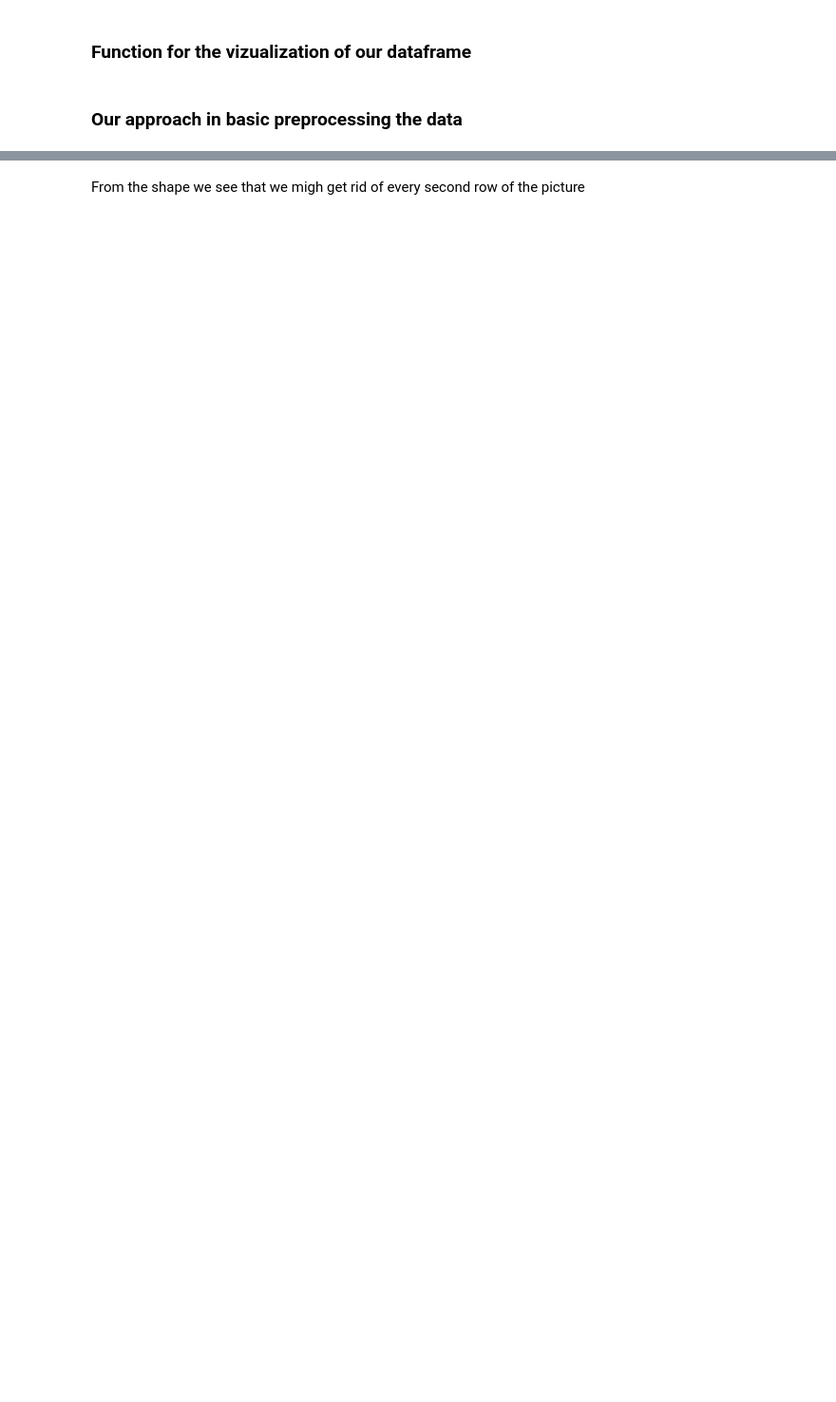
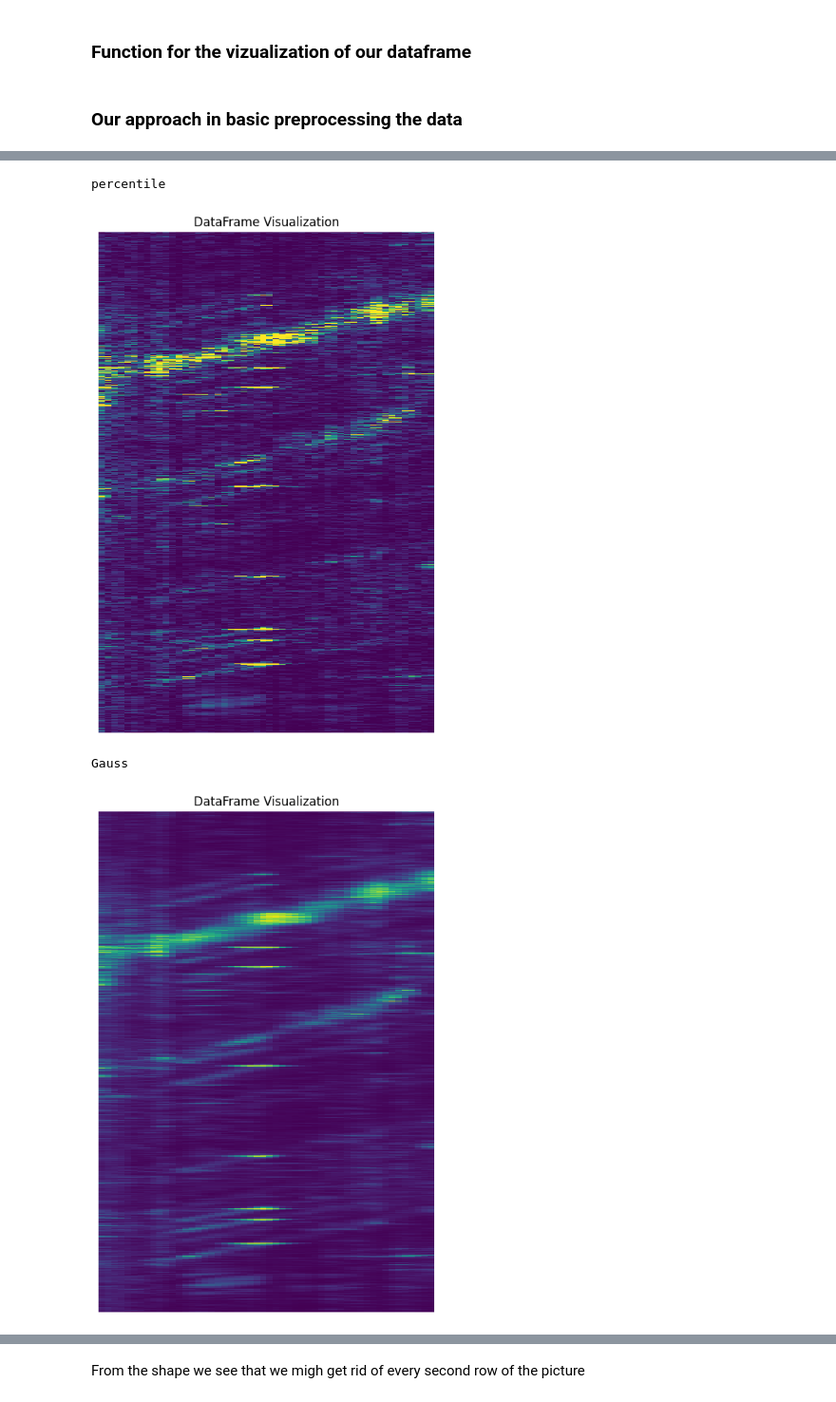
Before and after one commit to mmartyna123/ComputerVision, a Jupyter notebook: Project1/Project.ipynb, the cells around one changed output, grey strips where cells are left out. Shown at 95% size. Drawn from its saved outputs; the diff is of its cells as text; code cells hidden in the pictures; blank space fills up the shorter version.

```diff
--- a/Project1/Project.ipynb
+++ b/Project1/Project.ipynb
@@ -179,0 +197,80 @@ visualize(df)
+# %%
+df = pd.DataFrame(data=data, index=index, columns=columns)
+# Step 1: Remove mean and apply Fourier filtering
+# Subtract the mean of each row (temporal mean subtraction) to center the data around zero.
+# This step ensures that variations across time are more visible.
+# df = df.subtract(df.mean(axis=1), axis=0)
+df = df.iloc[::2, :]
+
+df -= df.mean()
+df = np.abs(df)
+
+# print(df.min().min(), df.max().max())
+# print("mean, abs")
+# plot_dataframe_as_image(df)
+
+#below 3rd percentile and over 99th set to the values at percentiles
+low, high = np.percentile(df, [10,99])
+# df[:] = df.apply(lambda col: np.where(((col < low)), low, col))
+# df[:] = df.apply(lambda col: np.where(((col > high)), high, col))
+df.clip(low, high, inplace=True)
+print("percentile")
+plot_dataframe_as_image(df)
+
+#GAUSSIAN ON 3,21 KERNEL
+kernel = (3,21)
+df_gauss = pd.DataFrame(cv2.GaussianBlur(df.values.astype(np.float32), kernel, 3), columns = df.columns)
+print("Gauss")
+plot_dataframe_as_image(df_gauss)
+#BINARIZATION
+df_binarized = (df > np.percentile(df_gauss, 96)).astype(int)
+plot_dataframe_as_image(df_binarized)
+
+#ATTEMPT AT CLOSING
+kernel_diagonal = np.zeros((10, 5), dtype=np.uint8)
+
+# Define the diagonal structure in the kernel
+for i in range(10):
+    kernel_diagonal[i, min(i, 2)] = 1
+kernel_flip =  np.flip(kernel_diagonal,axis=1 )
+img_bin_dil = cv2.dilate(df_binarized.values.astype(np.uint8), kernel_diagonal, iterations=1)   #i have like 20 pixels gaps on vertical. apply dilation on axis 0 with smaller kernel? change original kernel used to bigger?
+# img_bin_dil_ero = cv2.erode(df_binarized.values.astype(np.uint8), kernel_flip, iterations=1)
+df_dilated = pd.DataFrame(img_bin_dil, columns=df.columns)
+# df_eroded = pd.DataFrame(img_bin_dil_ero, columns=df.columns)
+print("dilation")
+plot_dataframe_as_image(df_dilated)
+# print("erosion")
+# plot_dataframe_as_image(df_eroded)
+
+
+#Get lines- HOUGH
+lines = cv2.HoughLines(df_dilated.values.astype(np.uint8), 1, np.pi / 180, 100)  # Adjust the threshold as needed
+print("lines: ", lines)
+# Create a copy of the original image to draw the lines on
+image_with_lines = cv2.cvtColor(df_dilated.values.astype(np.uint8), cv2.COLOR_GRAY2BGR)
+
+# Draw the detected lines
+if lines is not None:
+    for line in lines:
+        rho, theta = line[0]  # rho is the distance, theta is the angle
+        a = np.cos(theta)
+        b = np.sin(theta)
+        x0 = a * rho
+        y0 = b * rho
+        x1 = int(x0 + 1000 * (-b))
+        y1 = int(y0 + 1000 * (a))
+        x2 = int(x0 - 1000 * (-b))
+        y2 = int(y0 - 1000 * (a))
+        cv2.line(image_with_lines, (x1, y1), (x2, y2), (0, 0, 255), 2)
+
+# Display the result
+plt.figure(figsize=(10, 10))
+plt.imshow(image_with_lines, cmap='gray')
+plt.title('Detected Lines on Image')
+plt.axis('off')
+plt.show()
+# %% [output]
+percentile
+[figure, added]
+Gauss
+[figure, added]
```
Also changed, not shown: parts of 15 cells of this notebook.
